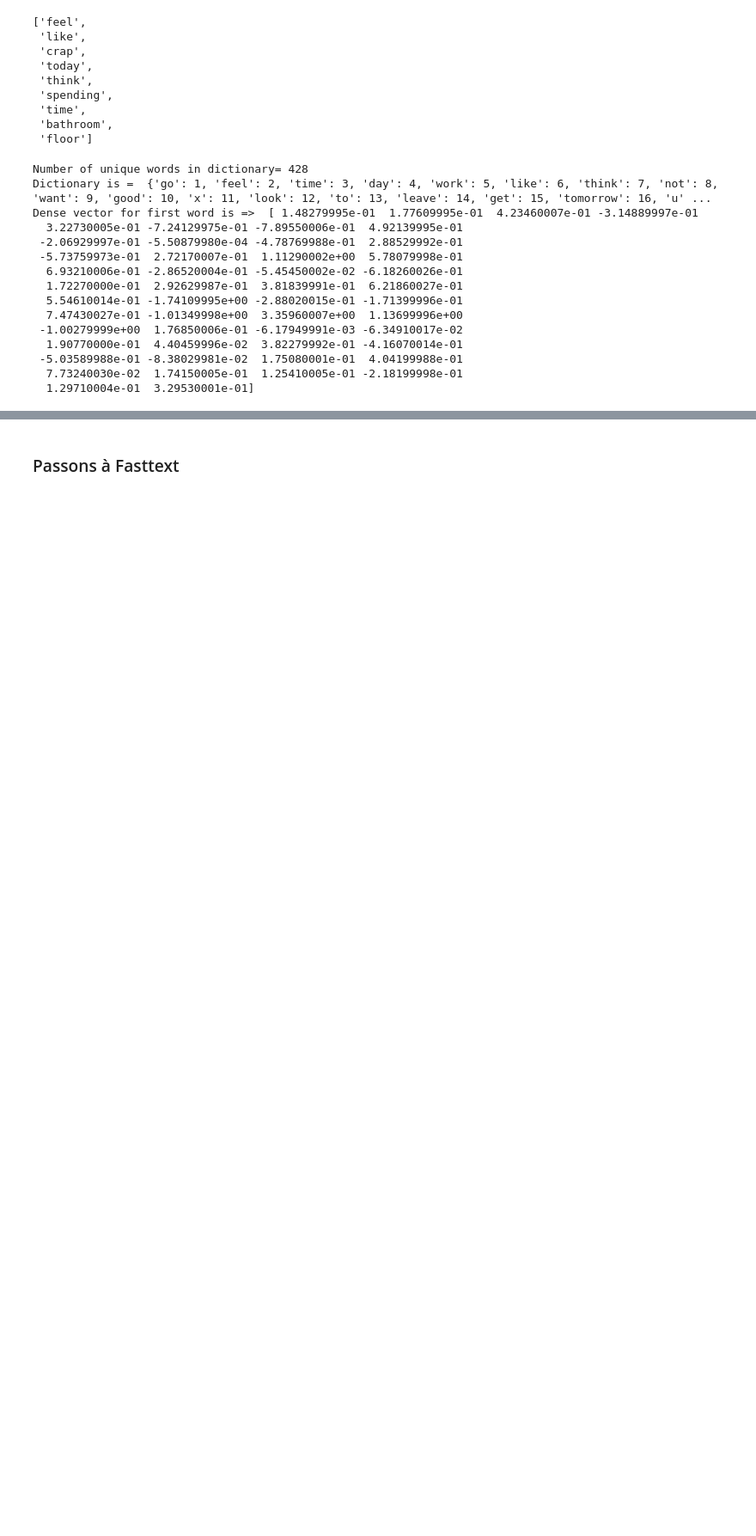
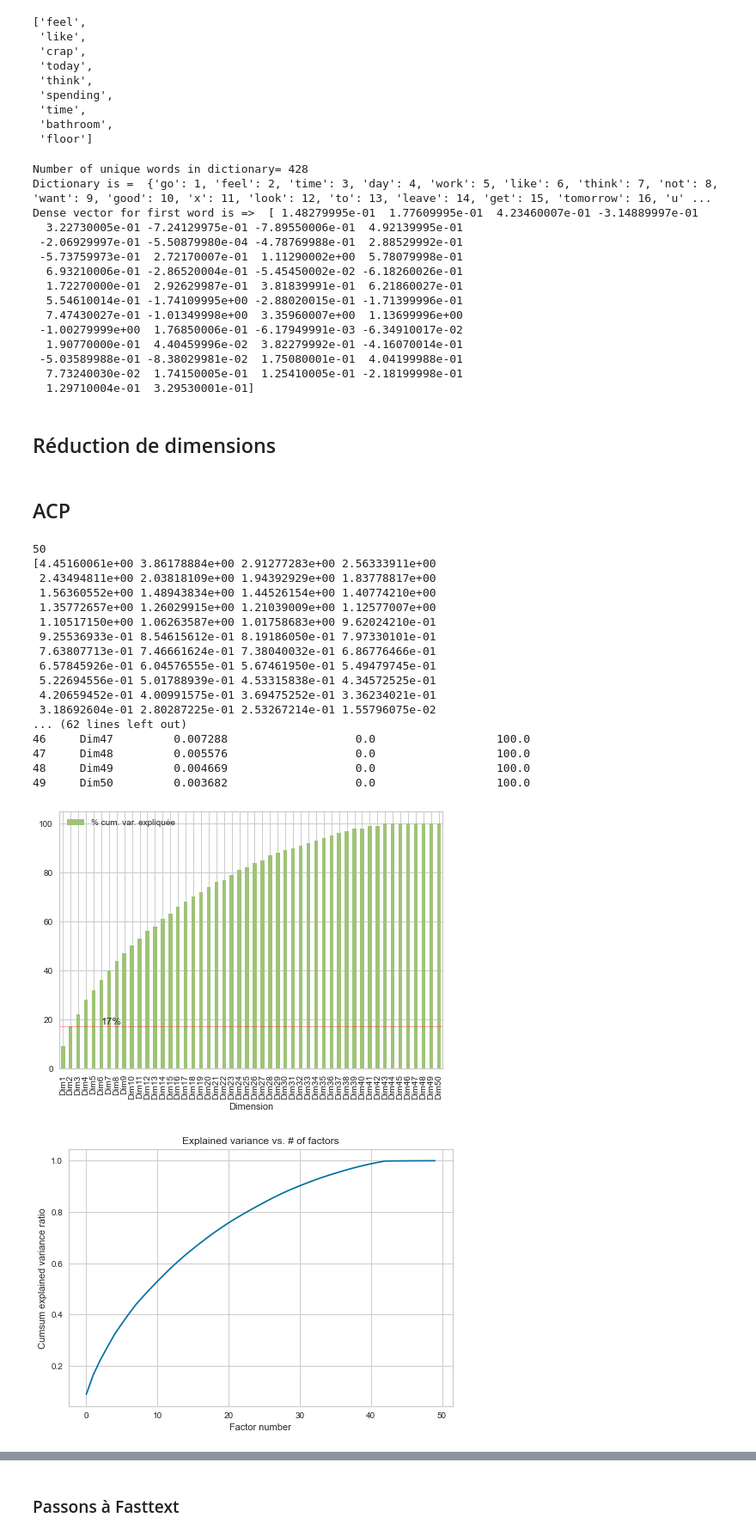
Before and after one commit to AurelieAAN/Project7_detection_des_tweets_d_insatisfactions_deep_learning, a Jupyter notebook: P7_02_scripts.ipynb, the cells around one changed output, grey strips where cells are left out. Shown at 86% size. Saved outputs shown, nothing was run; the diff lists cells and outputs as text; code cells hidden in the pictures; blank space fills up the shorter version.

```diff
--- a/P7_02_scripts.ipynb
+++ b/P7_02_scripts.ipynb
@@ -641,3 +641,31 @@ Dense vector for first word is =>  [ 1.48279995e-01  1.77609995e-01  4.23460007e
  -5.03589988e-01 -8.38029981e-02  1.75080001e-01  4.04199988e-01
   7.73240030e-02  1.74150005e-01  1.25410005e-01 -2.18199998e-01
   1.29710004e-01  3.29530001e-01]
+# %% [markdown]
+## Réduction de dimensions
+# %% [markdown]
+## ACP
+# %%
+Z = pk_multi.amulti_acp_standard(embedding_matrix_vocab)
+# %%
+pk_multi.amulti_acp_choice_dim(embedding_matrix_vocab, Z)
+# %% [output]
+50
+[4.45160061e+00 3.86178884e+00 2.91277283e+00 2.56333911e+00
+ 2.43494811e+00 2.03818109e+00 1.94392929e+00 1.83778817e+00
+ 1.56360552e+00 1.48943834e+00 1.44526154e+00 1.40774210e+00
+ 1.35772657e+00 1.26029915e+00 1.21039009e+00 1.12577007e+00
+ 1.10517150e+00 1.06263587e+00 1.01758683e+00 9.62024210e-01
+ 9.25536933e-01 8.54615612e-01 8.19186050e-01 7.97330101e-01
+ 7.63807713e-01 7.46661624e-01 7.38040032e-01 6.86776466e-01
+ 6.57845926e-01 6.04576555e-01 5.67461950e-01 5.49479745e-01
+ 5.22694556e-01 5.01788939e-01 4.53315838e-01 4.34572525e-01
+ 4.20659452e-01 4.00991575e-01 3.69475252e-01 3.36234021e-01
+ 3.18692604e-01 2.80287225e-01 2.53267214e-01 1.55796075e-02
+... (62 lines left out)
+46     Dim47         0.007288                   0.0                  100.0
+47     Dim48         0.005576                   0.0                  100.0
+48     Dim49         0.004669                   0.0                  100.0
+49     Dim50         0.003682                   0.0                  100.0
+[figure, added]
+[figure, added]
```
Also changed, not shown: parts of 15 cells of this notebook.
